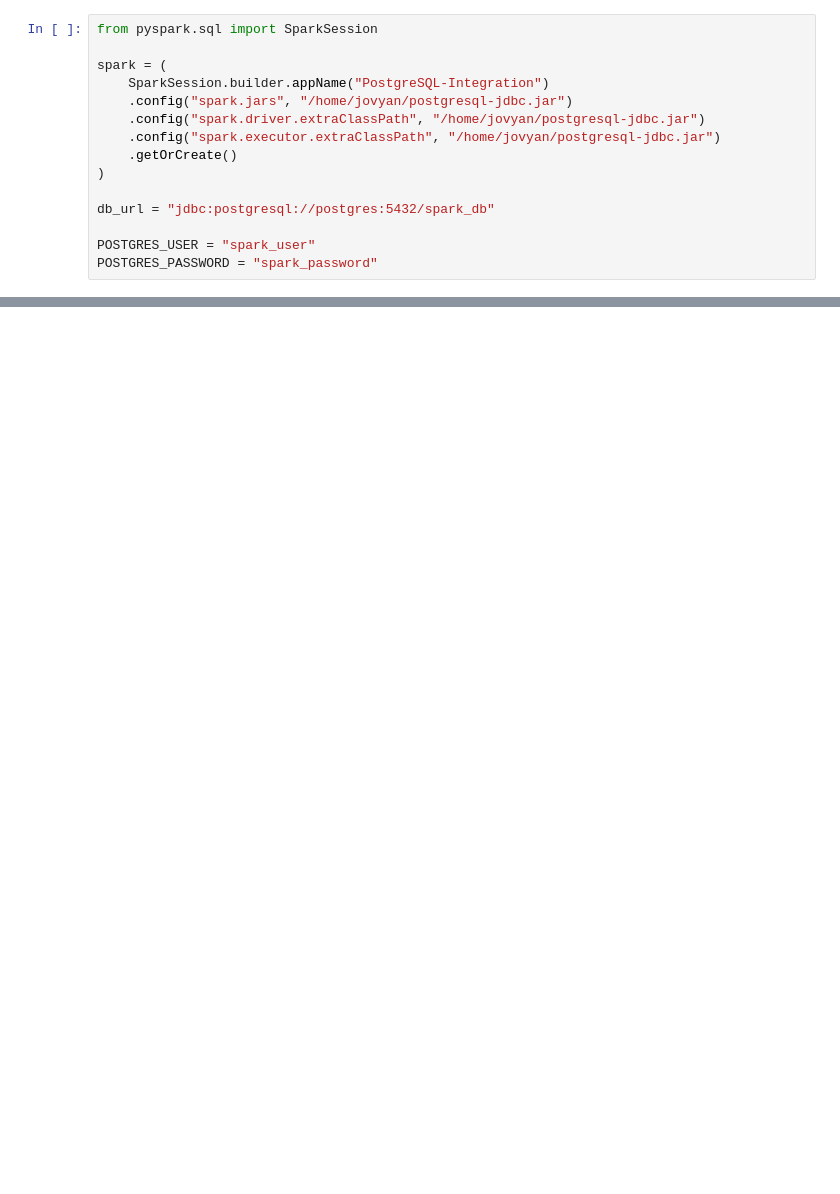
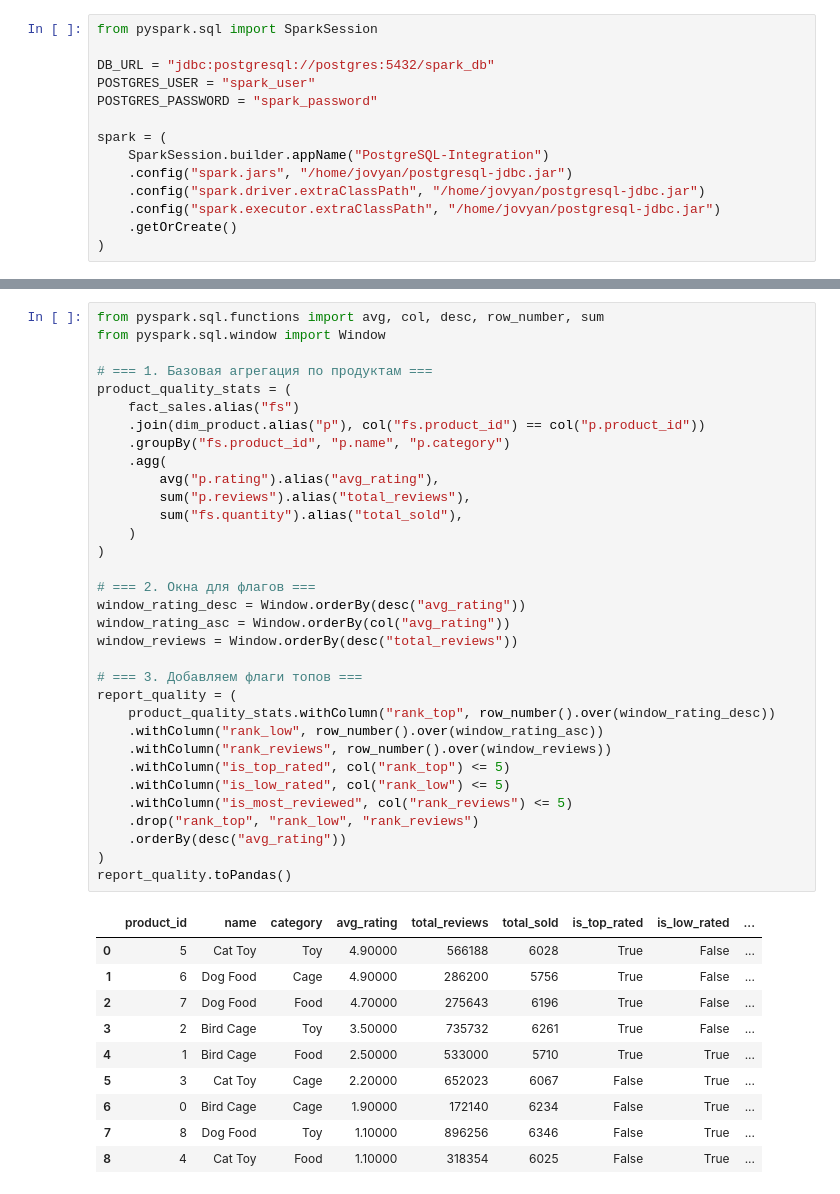
Before and after one commit to resdt/BigDataSpark, a Jupyter notebook: main.ipynb, the cells around one changed output, grey strips where cells are left out. Cells and saved outputs as stored; diff of their text form; blank space fills up the shorter version.

```diff
--- a/main.ipynb
+++ b/main.ipynb
@@ -9,5 +18,9 @@ upd.main()
 # %%
 from pyspark.sql import SparkSession
+
+DB_URL = "jdbc:postgresql://postgres:5432/spark_db"
+POSTGRES_USER = "spark_user"
+POSTGRES_PASSWORD = "spark_password"
 
 spark = (
     SparkSession.builder.appName("PostgreSQL-Integration")
@@ -16,8 +29,3 @@ spark = (
     .config("spark.executor.extraClassPath", "/home/jovyan/postgresql-jdbc.jar")
     .getOrCreate()
 )
-
-db_url = "jdbc:postgresql://postgres:5432/spark_db"
-
-POSTGRES_USER = "spark_user"
-POSTGRES_PASSWORD = "spark_password"
@@ -130,0 +527,44 @@ Fact_Sales: 10000
+# %%
+from pyspark.sql.functions import avg, col, desc, row_number, sum
+from pyspark.sql.window import Window
+
+# === 1. Базовая агрегация по продуктам ===
+product_quality_stats = (
+    fact_sales.alias("fs")
+    .join(dim_product.alias("p"), col("fs.product_id") == col("p.product_id"))
+    .groupBy("fs.product_id", "p.name", "p.category")
+    .agg(
+        avg("p.rating").alias("avg_rating"),
+        sum("p.reviews").alias("total_reviews"),
+        sum("fs.quantity").alias("total_sold"),
+    )
+)
+
+# === 2. Окна для флагов ===
+window_rating_desc = Window.orderBy(desc("avg_rating"))
+window_rating_asc = Window.orderBy(col("avg_rating"))
+window_reviews = Window.orderBy(desc("total_reviews"))
+
+# === 3. Добавляем флаги топов ===
+report_quality = (
+    product_quality_stats.withColumn("rank_top", row_number().over(window_rating_desc))
+    .withColumn("rank_low", row_number().over(window_rating_asc))
+    .withColumn("rank_reviews", row_number().over(window_reviews))
+    .withColumn("is_top_rated", col("rank_top") <= 5)
+    .withColumn("is_low_rated", col("rank_low") <= 5)
+    .withColumn("is_most_reviewed", col("rank_reviews") <= 5)
+    .drop("rank_top", "rank_low", "rank_reviews")
+    .orderBy(desc("avg_rating"))
+)
+report_quality.toPandas()
+# %% [output]
+|  | product_id | name | category | avg_rating | total_reviews | total_sold | is_top_rated | is_low_rated | ... |
+| 0 | 5 | Cat Toy | Toy | 4.90000 | 566188 | 6028 | True | False | ... |
+| 1 | 6 | Dog Food | Cage | 4.90000 | 286200 | 5756 | True | False | ... |
+| 2 | 7 | Dog Food | Food | 4.70000 | 275643 | 6196 | True | False | ... |
+| 3 | 2 | Bird Cage | Toy | 3.50000 | 735732 | 6261 | True | False | ... |
+| 4 | 1 | Bird Cage | Food | 2.50000 | 533000 | 5710 | True | True | ... |
+| 5 | 3 | Cat Toy | Cage | 2.20000 | 652023 | 6067 | False | True | ... |
+| 6 | 0 | Bird Cage | Cage | 1.90000 | 172140 | 6234 | False | True | ... |
+| 7 | 8 | Dog Food | Toy | 1.10000 | 896256 | 6346 | False | True | ... |
+| 8 | 4 | Cat Toy | Food | 1.10000 | 318354 | 6025 | False | True | ... |
```
Also changed, not shown: parts of 26 cells of this notebook, 2 other files.
